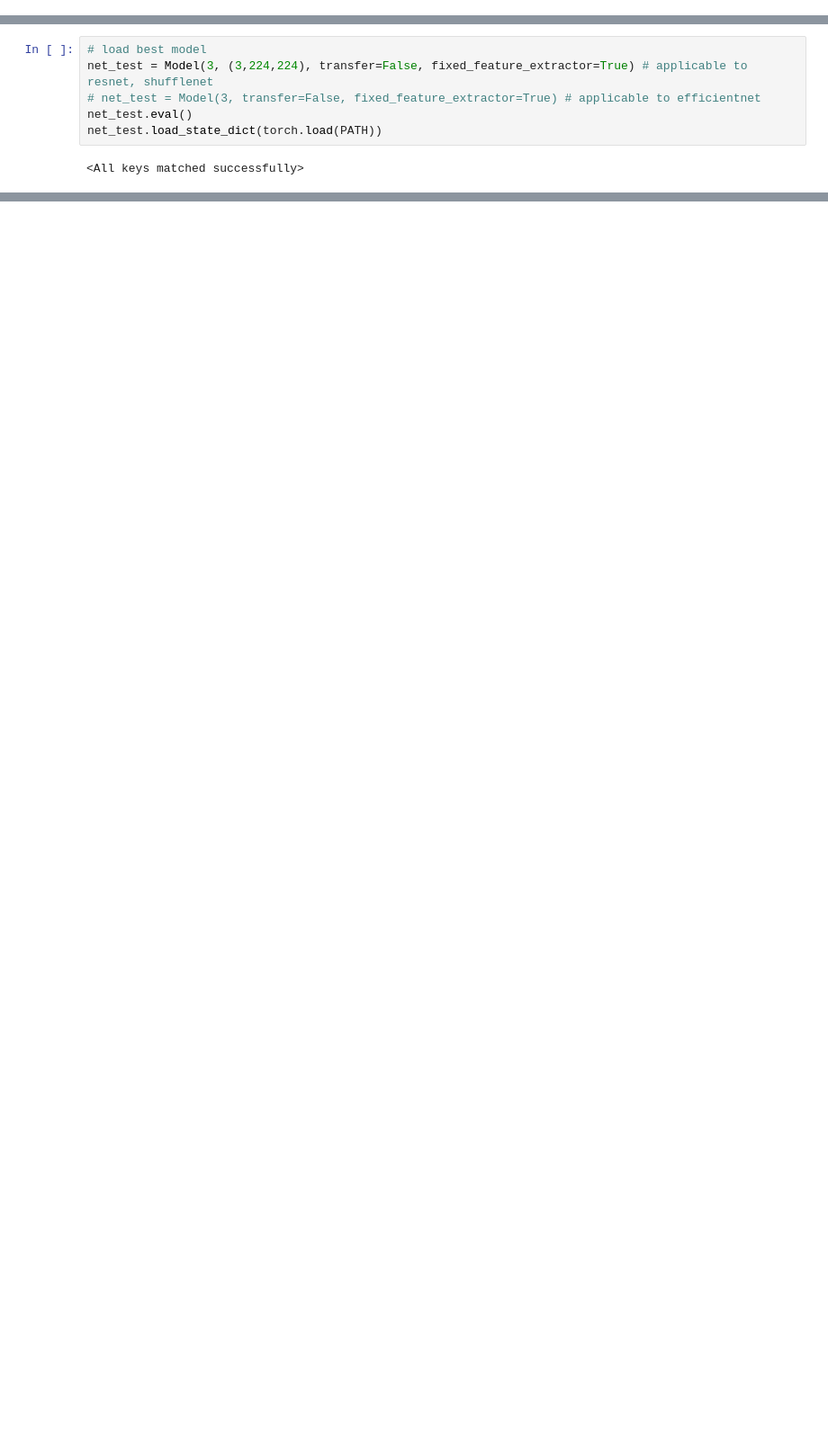
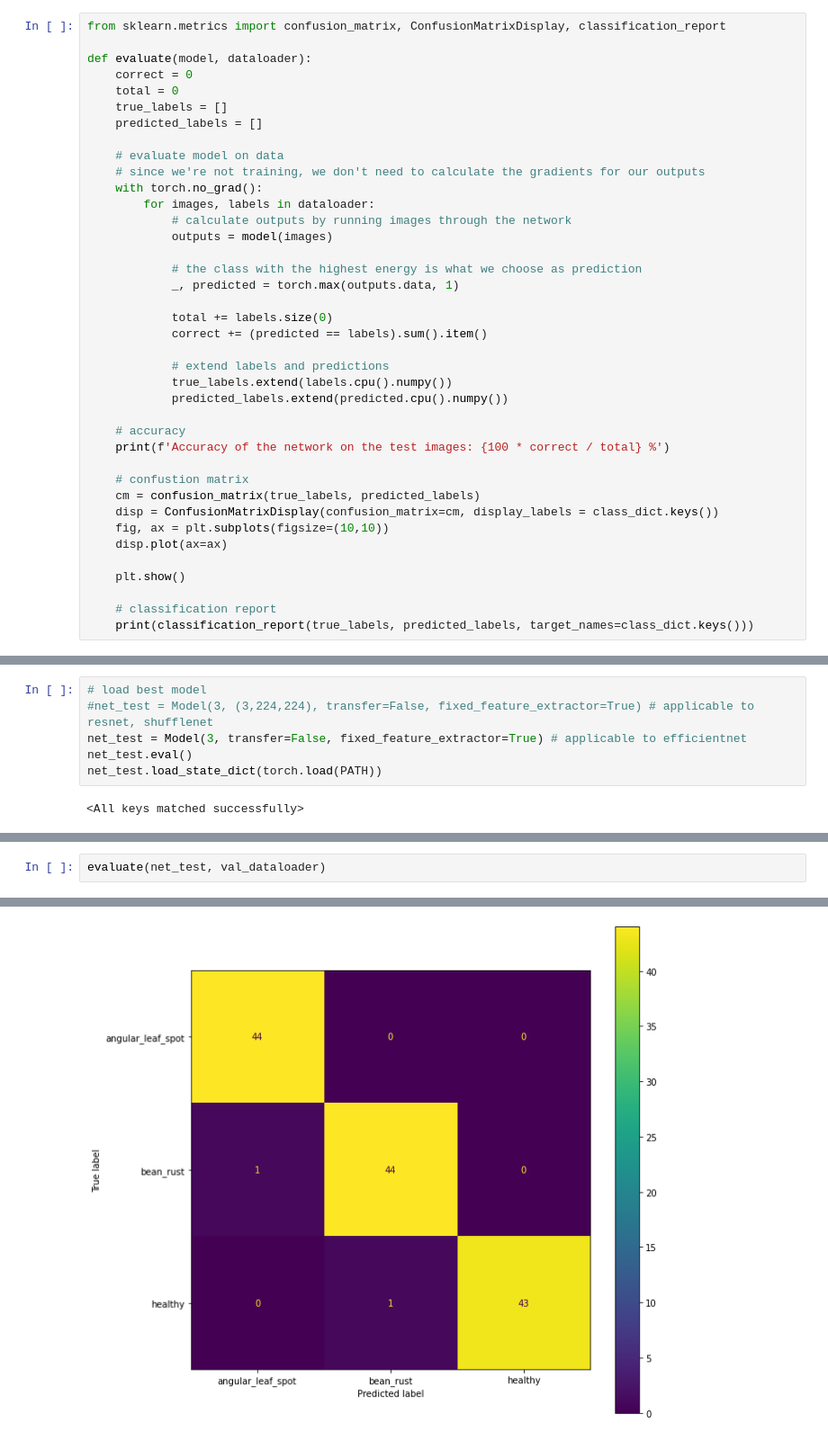
Before and after one commit to sandersen007/ENSF645_FinalProject, a Jupyter notebook: ENSF645_FinalProject.ipynb, the cells around one changed output, grey strips where cells are left out. Shown at 90% size. Cells and saved outputs as stored; diff of their text form; blank space fills up the shorter version.

```diff
--- a/ENSF645_FinalProject.ipynb
+++ b/ENSF645_FinalProject.ipynb
@@ -562,0 +588,39 @@ Load the best model found to be used for testing
+# %%
+from sklearn.metrics import confusion_matrix, ConfusionMatrixDisplay, classification_report
+
+def evaluate(model, dataloader):
+    correct = 0
+    total = 0
+    true_labels = []
+    predicted_labels = []
+
+    # evaluate model on data
+    # since we're not training, we don't need to calculate the gradients for our outputs
+    with torch.no_grad():
+        for images, labels in dataloader:
+            # calculate outputs by running images through the network
+            outputs = model(images)
+
+            # the class with the highest energy is what we choose as prediction
+            _, predicted = torch.max(outputs.data, 1)
+
+            total += labels.size(0)
+            correct += (predicted == labels).sum().item()
+
+            # extend labels and predictions
+            true_labels.extend(labels.cpu().numpy())
+            predicted_labels.extend(predicted.cpu().numpy())
+
+    # accuracy
+    print(f'Accuracy of the network on the test images: {100 * correct / total} %')
+
+    # confustion matrix
+    cm = confusion_matrix(true_labels, predicted_labels)
+    disp = ConfusionMatrixDisplay(confusion_matrix=cm, display_labels = class_dict.keys())
+    fig, ax = plt.subplots(figsize=(10,10))
+    disp.plot(ax=ax)
+
+    plt.show()
+
+    # classification report
+    print(classification_report(true_labels, predicted_labels, target_names=class_dict.keys()))
@@ -563,7 +629,7 @@ Load the best model found to be used for testing
 # %%
 # load best model
-net_test = Model(3, (3,224,224), transfer=False, fixed_feature_extractor=True) # applicable to resnet, shufflenet
-# net_test = Model(3, transfer=False, fixed_feature_extractor=True) # applicable to efficientnet
+#net_test = Model(3, (3,224,224), transfer=False, fixed_feature_extractor=True) # applicable to resnet, shufflenet
+net_test = Model(3, transfer=False, fixed_feature_extractor=True) # applicable to efficientnet
 net_test.eval()
 net_test.load_state_dict(torch.load(PATH))
 # %% [output]
@@ -620,0 +639,3 @@ angular_leaf_spot       0.95      0.93      0.94        43
+# %%
+evaluate(net_test, val_dataloader)
+# %% [output]
@@ -620,0 +643 @@ angular_leaf_spot       0.95      0.93      0.94        43
+[figure, added]
```
Also changed, not shown: parts of 48 cells of this notebook.
